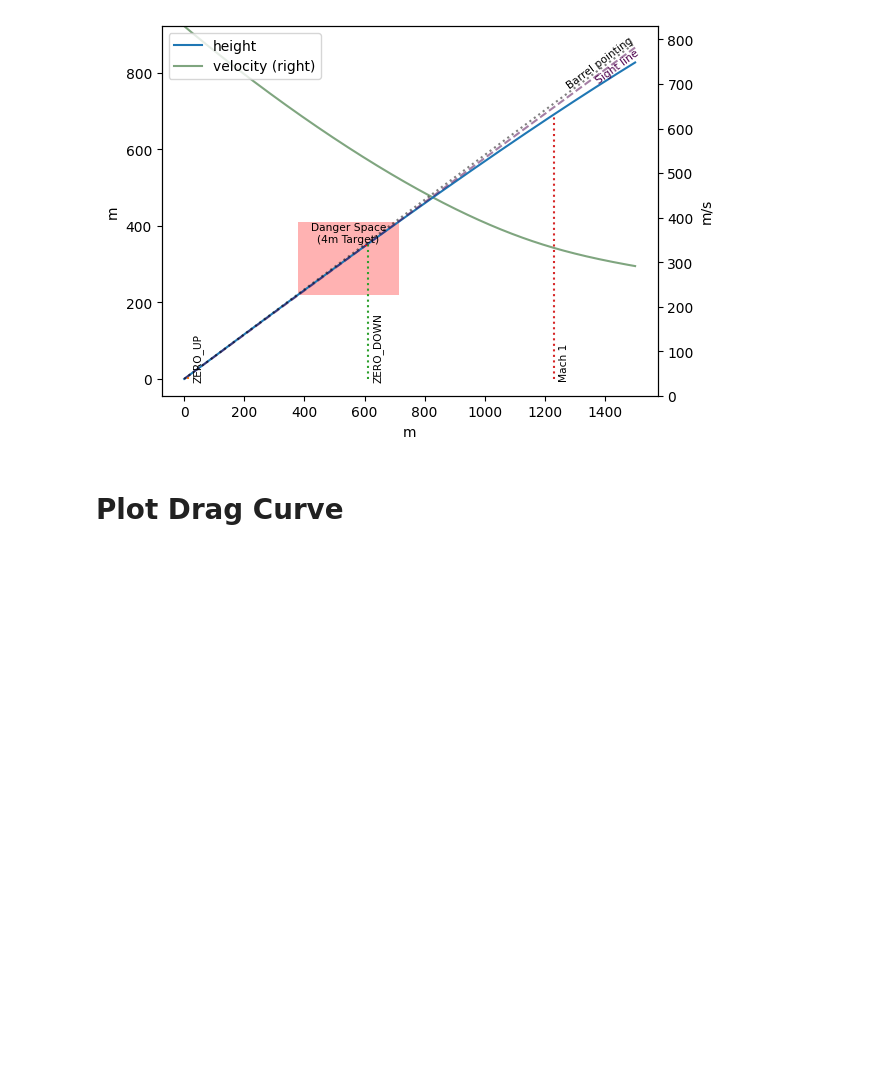
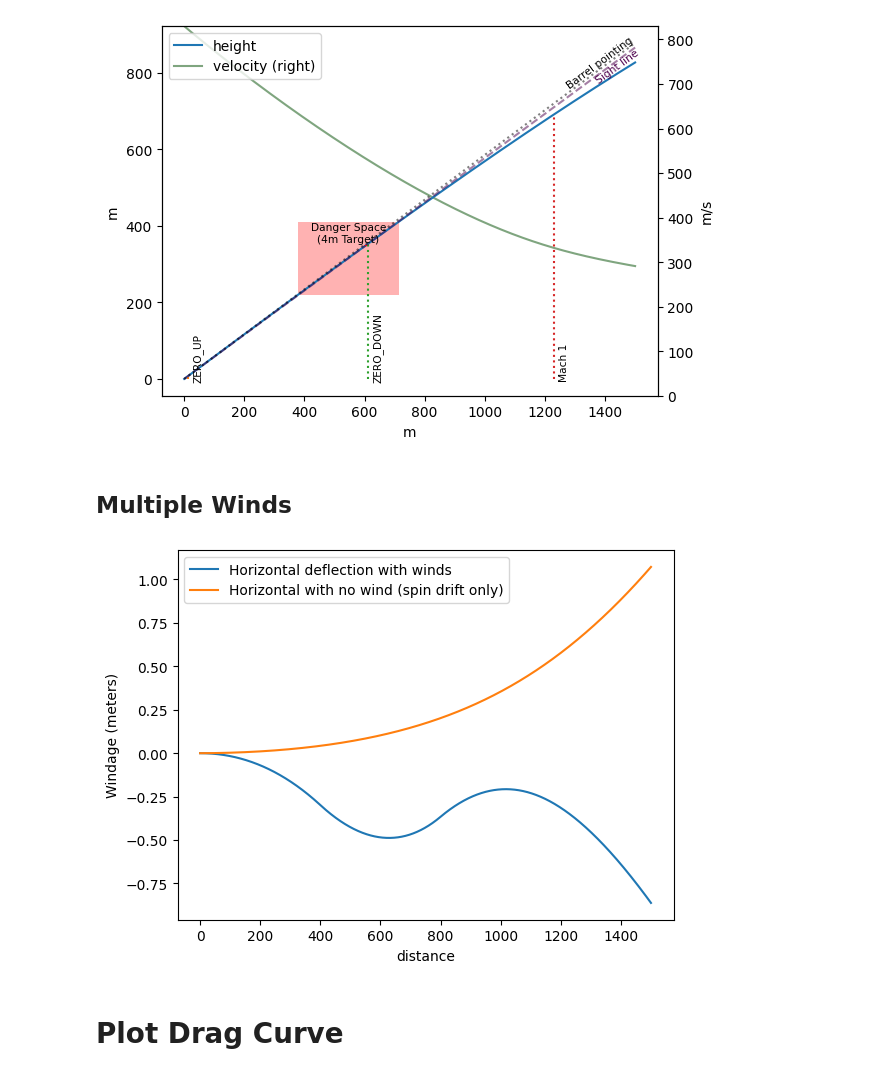
Before and after one commit to o-murphy/py-ballisticcalc, a Jupyter notebook: Example.ipynb, the cells around one changed output. Cells and saved outputs as stored; diff of their text form; code cells hidden in the pictures; blank space fills up the shorter version.

Commit message:
Added multiple-winds example.

```diff
--- a/Example.ipynb
+++ b/Example.ipynb
@@ -214,6 +214,20 @@ To hit target at look-distance of 700.0m sighted at a 30.0° look-angle, barrel
 Current zero has barrel elevated 4.69mil so hold for new shot is 1.48mil
 Danger space at 700.0m for 4.0m tall target at 30.0° look-angle ranges from 435.8m to 825.3m
 [figure]
+# %% [markdown]
+## Multiple Winds
+# %%
+new_shot.winds = [Wind(Velocity.MPS(4), Angular.OClock(9), until_distance=Distance.Meter(400)),
+                  Wind(Velocity.MPS(4), Angular.OClock(3), until_distance=Distance.Meter(800)),
+                  Wind(Velocity.MPS(4), Angular.OClock(9), until_distance=Distance.Meter(1200)),]
+wind_result = calc.fire(new_shot, trajectory_range=1500, extra_data=True)
+ax = wind_result.dataframe().plot(x='distance', y='windage', ylabel=f'Windage ({Set.Units.distance.key}s)', label='Horizontal deflection with winds')
+no_wind = adjusted_result.dataframe()
+ax.plot(no_wind.distance, no_wind.windage, label='Horizontal with no wind (spin drift only)')
+plt.legend(loc="upper left")
+plt.show()
+# %% [output]
+[figure, added]
 # %% [markdown]
 # Plot Drag Curve
 # %%
```
Also changed, not shown: 3 other files.
